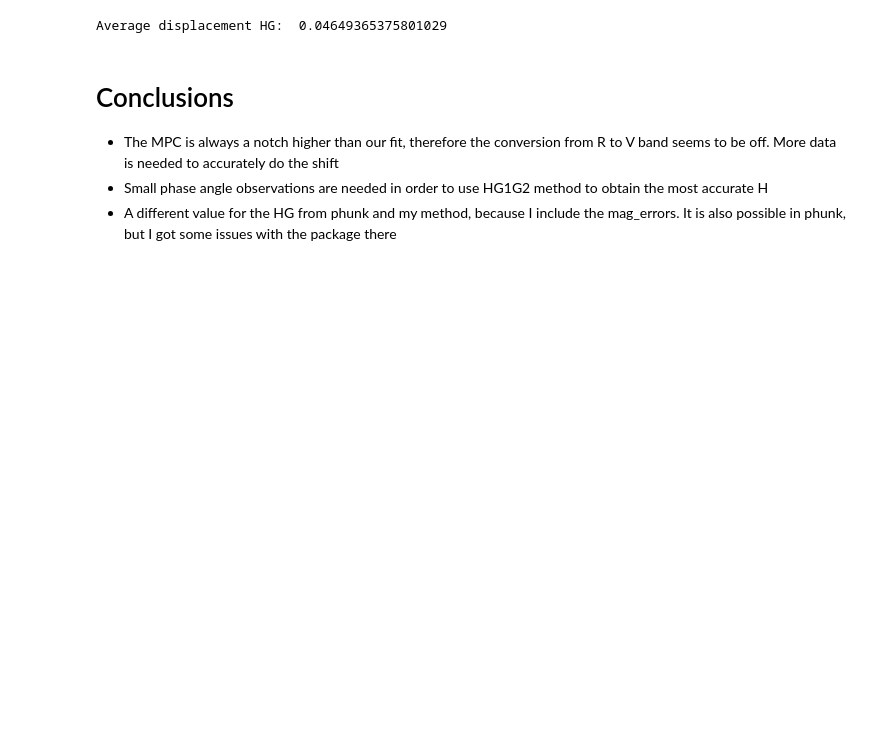
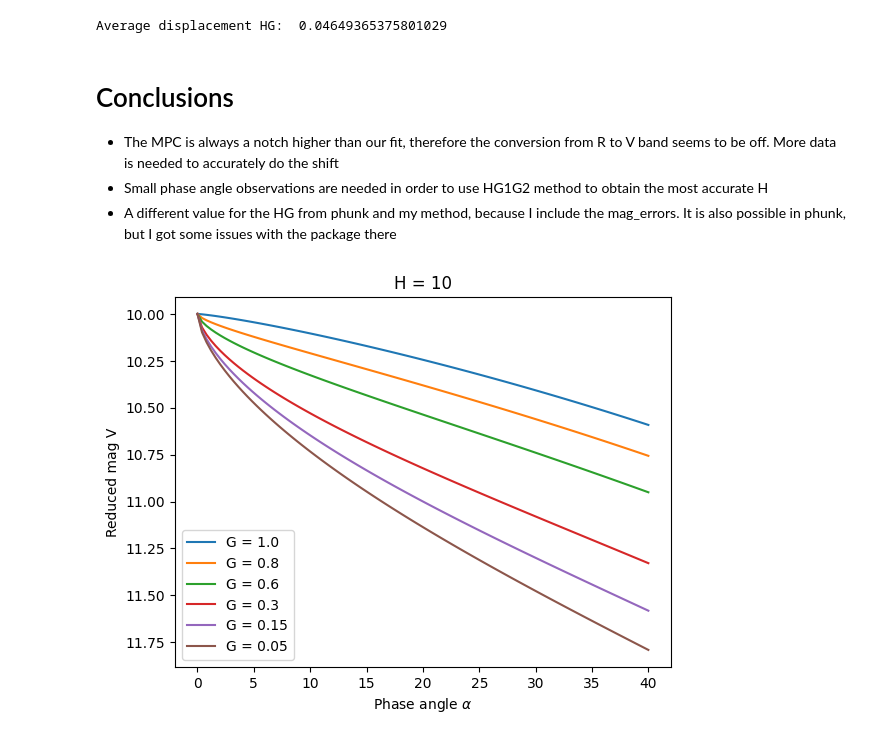
Before and after one commit to kristero/Asteroid_abs_mag, a Jupyter notebook: Pipeline for H.ipynb, the cells around one changed output. Cells and saved outputs as stored; diff of their text form; code cells hidden in the pictures; blank space fills up the shorter version.

```diff
--- a/Pipeline for H.ipynb
+++ b/Pipeline for H.ipynb
@@ -621,3 +630,19 @@ Average displacement HG:  0.04649365375801029
 - The MPC is always a notch higher than our fit, therefore the conversion from R to V band seems to be off. More data is needed to accurately do the shift
 - Small phase angle observations are needed in order to use HG1G2 method to obtain the most accurate H
 - A different value for the HG from phunk and my method, because I include the mag_errors. It is also possible in phunk, but I got some issues with the package there
+# %%
+H = 10
+G = [0.05, 0.15, 0.3, 0.6, 0.8, 1.][::-1]
+alpha = np.linspace(0, 40, 100)
+for g in G:
+    V = hg_phase_function(H, g, alpha)
+    plt.plot(alpha, V, label = "G = {}".format(g))
+    plt.xlabel(r"Phase angle $\alpha$")
+    plt.ylabel("Reduced mag V")
+plt.gca().invert_yaxis()
+plt.legend()
+plt.title("H = 10")
+plt.savefig(r"C:\Users\nagai\Documents\Asteroid work\example_G")
+plt.show()
+# %% [output]
+[figure, added]
```
Also changed, not shown: parts of 11 cells of this notebook, 2 other files.
